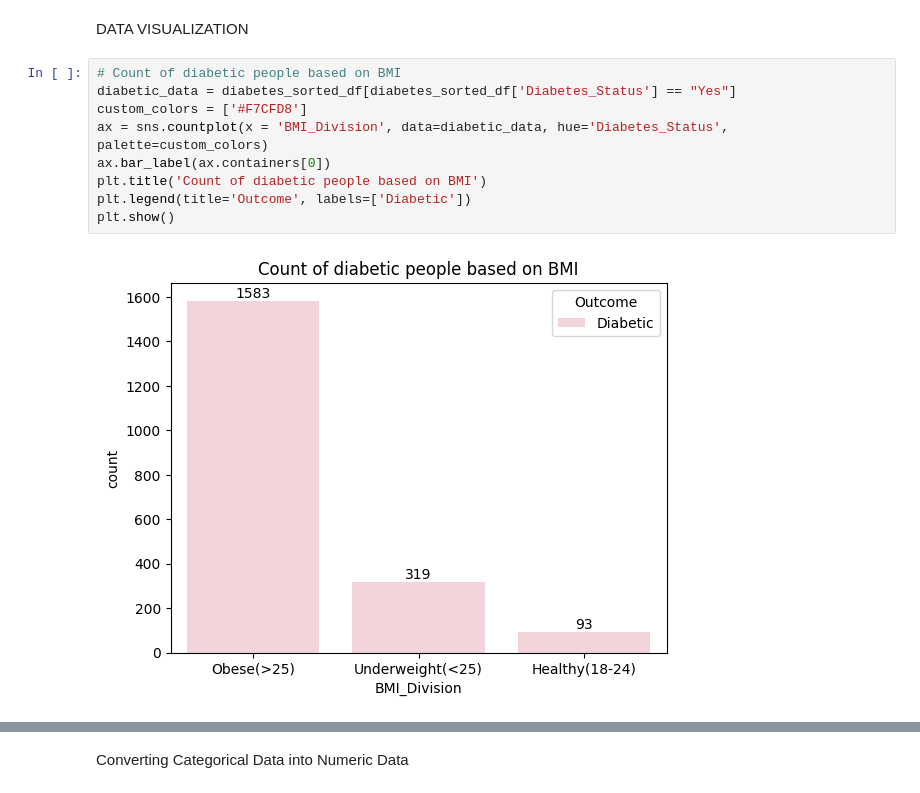
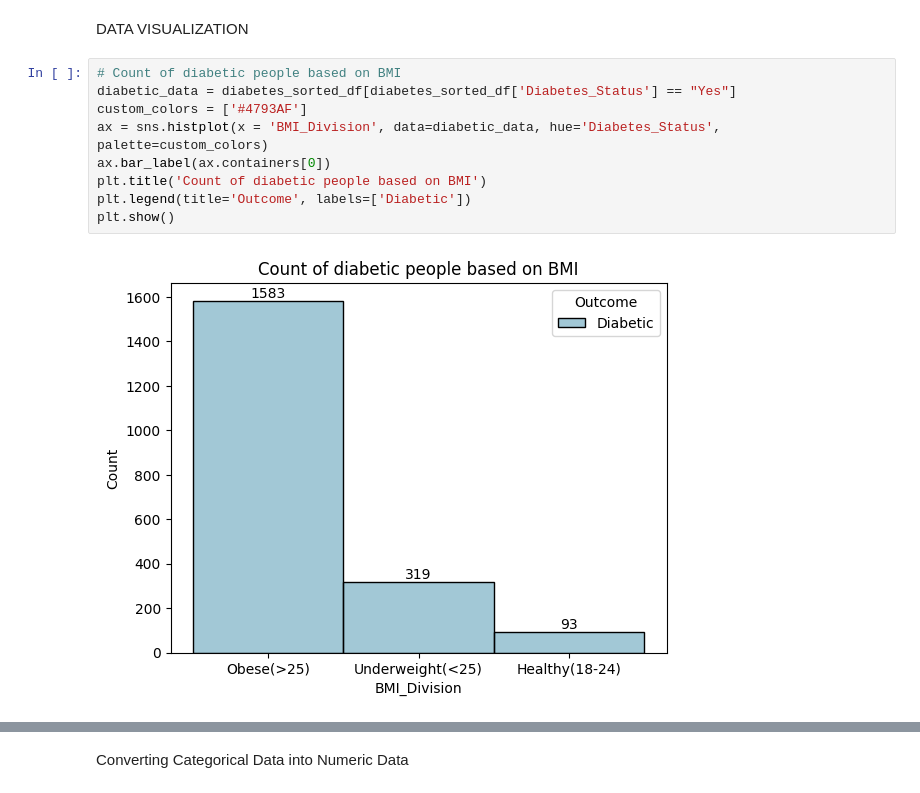
Before and after one commit to krishaashah/Diabetes_Prediction, a Jupyter notebook: diabetes_prediction.ipynb, the cells around one changed output, grey strips where cells are left out. Drawn from its saved outputs; the diff is of its cells as text.

```diff
--- a/diabetes_prediction.ipynb
+++ b/diabetes_prediction.ipynb
@@ -119,13 +132,13 @@ DATA VISUALIZATION
 # %%
 # Count of diabetic people based on BMI
 diabetic_data = diabetes_sorted_df[diabetes_sorted_df['Diabetes_Status'] == "Yes"]
-custom_colors = ['#F7CFD8']
-ax = sns.countplot(x = 'BMI_Division', data=diabetic_data, hue='Diabetes_Status', palette=custom_colors)
+custom_colors = ['#4793AF']
+ax = sns.histplot(x = 'BMI_Division', data=diabetic_data, hue='Diabetes_Status', palette=custom_colors)
 ax.bar_label(ax.containers[0])
 plt.title('Count of diabetic people based on BMI')
 plt.legend(title='Outcome', labels=['Diabetic'])
 plt.show()
 # %% [output]
-[figure, old version]
+[figure, new version]
 # %%
 # Count of diabetic people based on Age
```
Also changed, not shown: parts of 34 cells of this notebook.
